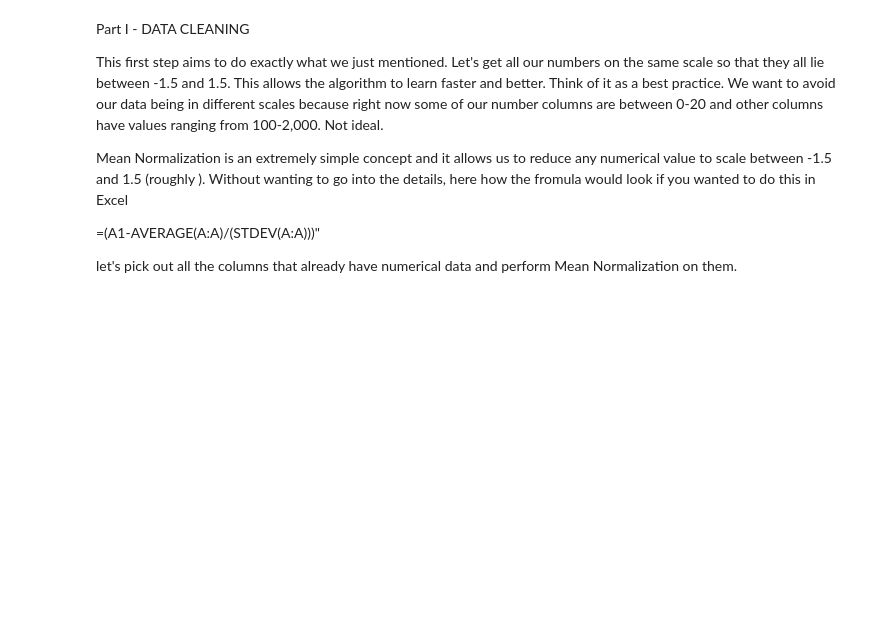
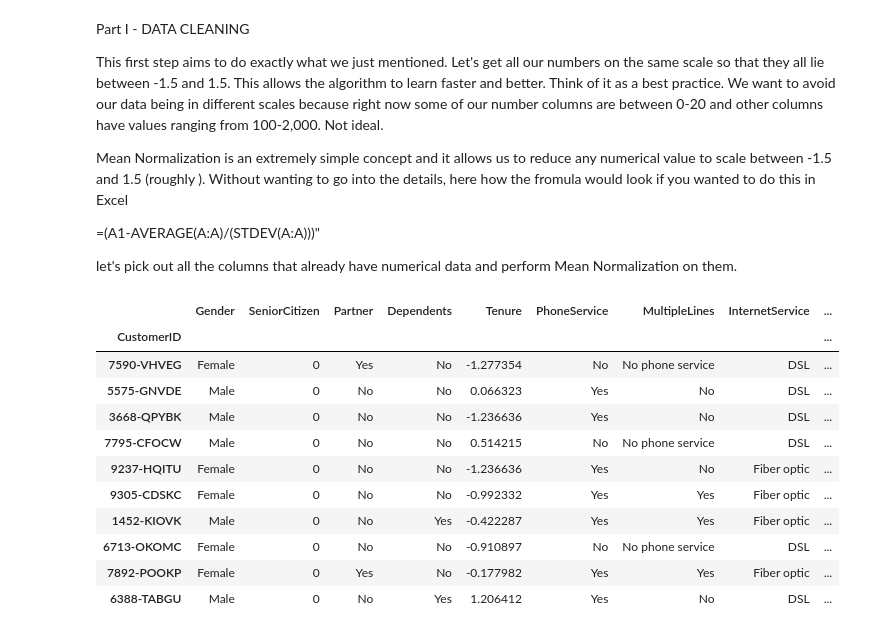
Before and after one commit to Nyandago/Customer-Churn, a Jupyter notebook: logistic_regression.ipynb, the cells around one changed output. Saved outputs shown, nothing was run; the diff lists cells and outputs as text; code cells hidden in the pictures; blank space fills up the shorter version.

```diff
--- a/logistic_regression.ipynb
+++ b/logistic_regression.ipynb
@@ -117,7 +117,28 @@ let's pick out all the columns that already have numerical data and perform Mean
 # %%
 # Step 1- Mean Normalization
 
 
 #the column 'Tenure' contains the number of months that the customer has been with the company. As we have said, we need to normalize it using this simple function. We are telling our code that this column ('Tenure') will now be equal this mean normalization operation.
+data['Tenure']=(data['Tenure']-data['Tenure'].mean())/data['Tenure'].std()
 
-data['Tenure']=(data['Tenure']-data['Tenure'].mean())/data['Tenure'].std()
+# Monthly charge is the amount in $ of how much the customer pays every month. We also need to normalize it.
+data['MonthlyCharges']=(data['MonthlyCharges']-data['MonthlyCharges'].mean())/data['MonthlyCharges'].std()
+
+# Total charge is the amount in $ that  the customer has paid throughout their life. It is the LTV for each customer. We also need to normalize it.
+data['TotalCharges']=(data['TotalCharges']-data['TotalCharges'].mean())/data['TotalCharges'].std()
+
+#Let's again print our first ten rows to see how the content of these three columns have changed.
+data.head(10)
+# %% [output]
+|  | Gender | SeniorCitizen | Partner | Dependents | Tenure | PhoneService | MultipleLines | InternetService | ... |
+| CustomerID |  |  |  |  |  |  |  |  | ... |
+| 7590-VHVEG | Female | 0 | Yes | No | -1.277354 | No | No phone service | DSL | ... |
+| 5575-GNVDE | Male | 0 | No | No | 0.066323 | Yes | No | DSL | ... |
+| 3668-QPYBK | Male | 0 | No | No | -1.236636 | Yes | No | DSL | ... |
+| 7795-CFOCW | Male | 0 | No | No | 0.514215 | No | No phone service | DSL | ... |
+| 9237-HQITU | Female | 0 | No | No | -1.236636 | Yes | No | Fiber optic | ... |
+| 9305-CDSKC | Female | 0 | No | No | -0.992332 | Yes | Yes | Fiber optic | ... |
+| 1452-KIOVK | Male | 0 | No | Yes | -0.422287 | Yes | Yes | Fiber optic | ... |
+| 6713-OKOMC | Female | 0 | No | No | -0.910897 | No | No phone service | DSL | ... |
+| 7892-POOKP | Female | 0 | Yes | No | -0.177982 | Yes | Yes | Fiber optic | ... |
+| 6388-TABGU | Male | 0 | No | Yes | 1.206412 | Yes | No | DSL | ... |
```
Also changed, not shown: parts of 2 cells of this notebook.
